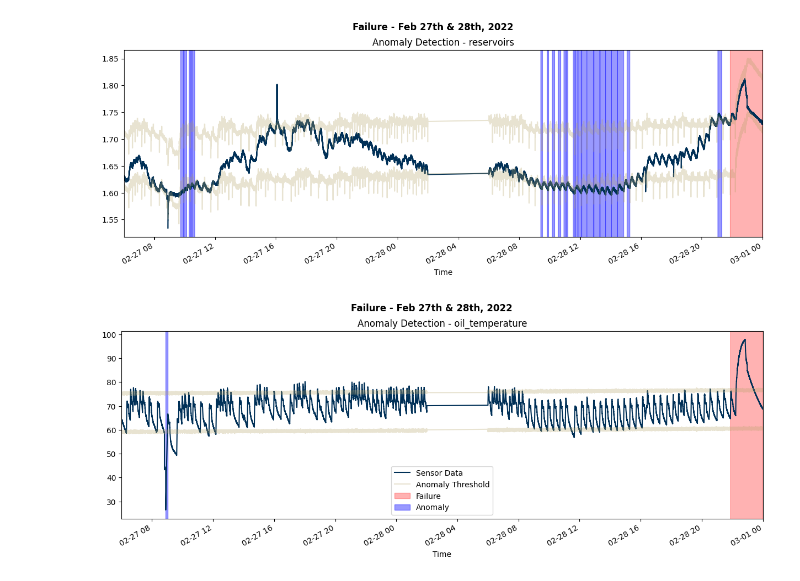
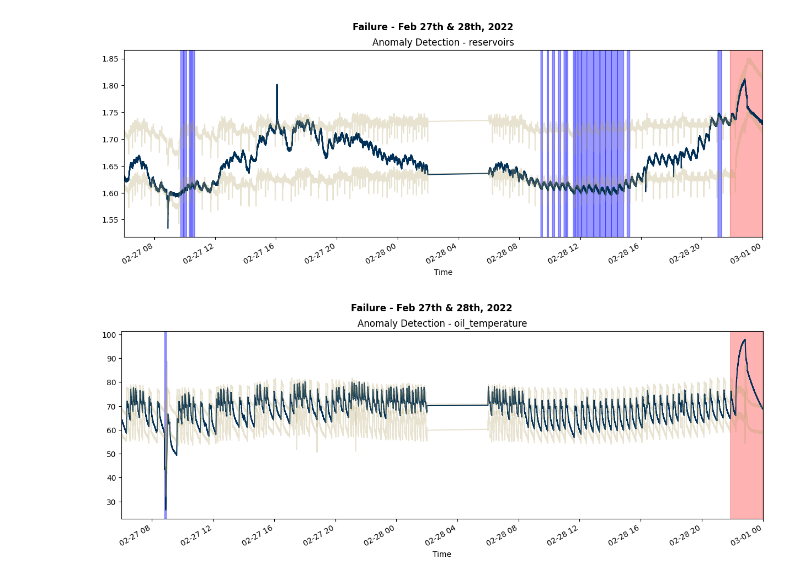
Before and after one commit to tungtngyn/practicum, a Jupyter notebook: 00-dev-files/05_plotting.ipynb, the cells around one changed output. Drawn from its saved outputs; the diff is of its cells as text; code cells hidden in the pictures.

```diff
--- a/00-dev-files/05_plotting.ipynb
+++ b/00-dev-files/05_plotting.ipynb
@@ -109,6 +109,14 @@ with sqlite3.connect('./data/data.db') as con:
             ,rmv.yhat_lower_expanded as rmv_yhat_lower_expanded -- reservoirs_mv bounds for plotting
             ,rmv.yhat_upper_expanded as rmv_yhat_upper_expanded
 
+            ,r.pmv_multi_pred
+            ,r.pmv_multi_pred_filtered -- Aggregated PUV preds
+
+            ,pmv.yhat_lower as yhat_lower_multi
+            ,pmv.yhat_upper as yhat_upper_multi
+            ,pmv.yhat_lower_expanded as yhat_lower_expanded_multi
+            ,pmv.yhat_upper_expanded as yhat_upper_expanded_multi
+
         from train_data as t
 
             left join consolidated_results as r
@@ -118,6 +126,10 @@ with sqlite3.connect('./data/data.db') as con:
                 on  p.ds = t.ts
                 and p.col = 'oil_temperature'
 
+            left join prophet_results_mv_multi as pmv
+                on  pmv.ds = t.ts
+                and pmv.col = 'oil_temperature'
+
             left join prophet_results as rmv
                 on  rmv.ds = t.ts
                 and rmv.col = 'reservoirs_mv'
@@ -207,7 +219,7 @@ plt.show()
 # %%
 ax = df.plot(
     x='ts',
-    y=['oil_temperature', 'yhat_lower_expanded', 'yhat_upper_expanded'],
+    y=['oil_temperature', 'yhat_lower_expanded_multi', 'yhat_upper_expanded_multi'],
     figsize=(15, 5),
     color=['#003057', '#B3A369', '#B3A369'],
     legend=False
@@ -217,38 +229,32 @@ ax.set_xlabel('Time')
 
 for line, alpha in zip(ax.lines, [1., 0.3, 0.3]):
     line.set_alpha(alpha)
 
 
 ymin, ymax = ax.get_ylim()
 ax.set_ylim(ymin, ymax)
 ax.set_xlim('2022-02-27 06:00:00', '2022-03-01 00:00:00')
 
 ax.fill_between(
     df['ts'].to_list(),
     200,
     -200,
     where=(df['failure_id'] == 1).to_list(),
     color='red',
     alpha=0.3,
     label='Failure'
 )
 ax.fill_between(
     df['ts'].to_list(),
     200,
     -200,
-    where=((df['puv_pred_filtered'] == 1) & (df['failure_id'] != 1)).to_list(),
+    where=((df['pmv_multi_pred_filtered'] == 1) & (df['failure_id'] != 1)).to_list(),
     color='blue',
     alpha=0.4,
     label='Anomaly'
 )
 
-ax.legend()
-handles, labels = ax.get_legend_handles_labels()
-handles = [h for h, l in zip(handles, labels) if l != 'yhat_lower_expanded']
-labels = ['Sensor Data', 'Anomaly Threshold', 'Failure', 'Anomaly']
-ax.legend(handles, labels)
-
 plt.suptitle('Failure - Feb 27th & 28th, 2022', fontweight='bold')
 plt.show()
 # %% [output]
-[figure, old version]
+[figure, new version]
```
Also changed, not shown: 6 other files.
